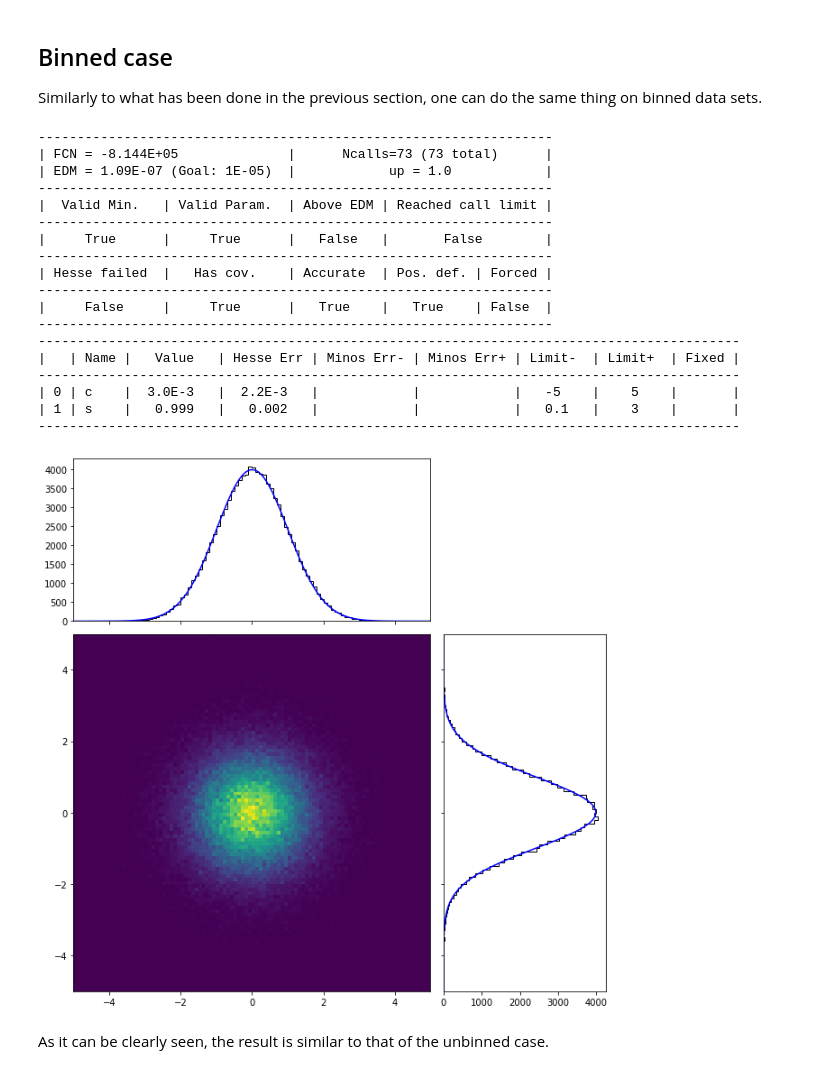
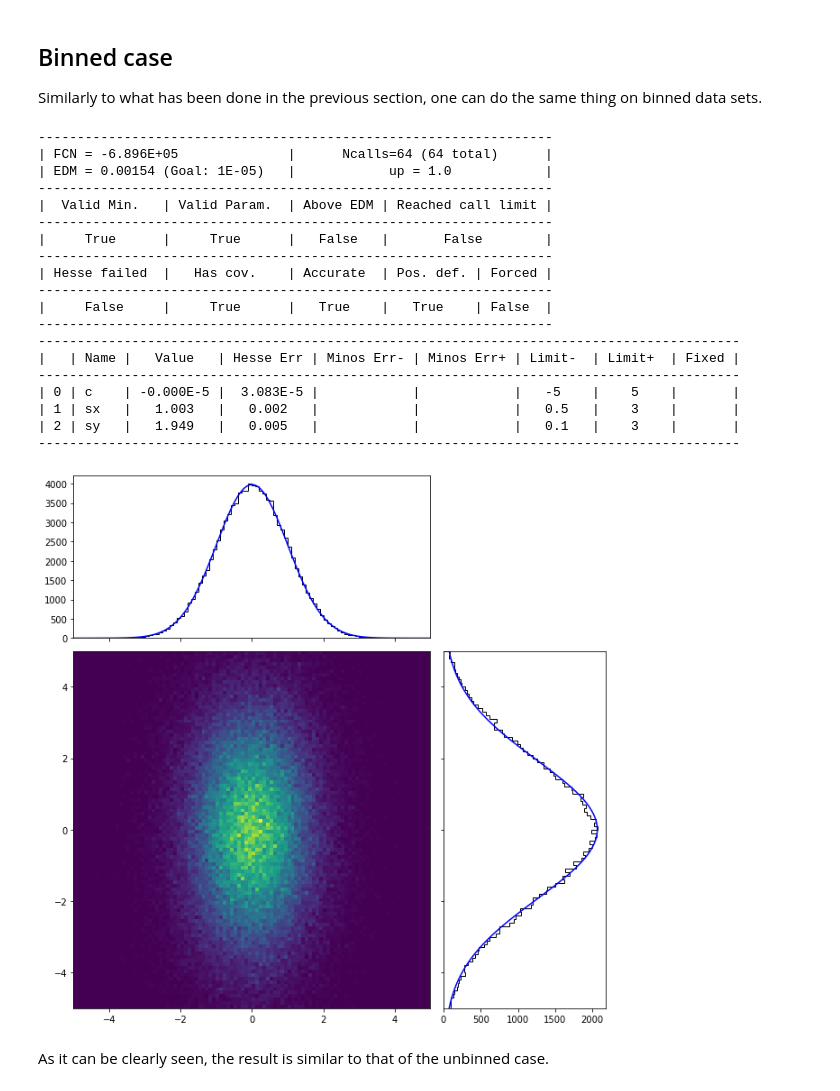
Before and after one commit to mramospe/minkit, a Jupyter notebook: docs/notebooks/multidimensional.ipynb, the cells around one changed output. Drawn from its saved outputs; the diff is of its cells as text; code cells hidden in the pictures.

```diff
--- a/docs/notebooks/multidimensional.ipynb
+++ b/docs/notebooks/multidimensional.ipynb
@@ -64,10 +33,12 @@ Let's create an unbinned data set in two dimensions from two different Gaussian
 x = minkit.Parameter('x', bounds=(-5, +5))
 y = minkit.Parameter('y', bounds=(-5, +5))
 c = minkit.Parameter('c', 0, bounds=(-5, +5))
-s = minkit.Parameter('s', 1, bounds=(0.1, 3))
 
-gx = minkit.Gaussian('gx', x, c, s)
-gy = minkit.Gaussian('gy', y, c, s)
+sx = minkit.Parameter('sx', 1, bounds=(0.5, 3))
+sy = minkit.Parameter('sy', 2, bounds=(0.1, 3))
+
+gx = minkit.Gaussian('gx', x, c, sx)
+gy = minkit.Gaussian('gy', y, c, sy)
 
 pdf = minkit.ProdPDFs('pdf', [gx, gy])
 
@@ -91,8 +62,8 @@ fig, ax0, ax1, ax2 = create_figure()
 values, xedges, yedges, _ = ax0.hist2d(xv, yv, bins=100, range=[x.bounds, y.bounds]);
 
 # Calculate the projections of the data and plot them
-xproj = np.sum(values, axis=0)
-yproj = np.sum(values, axis=1)
+xproj = np.sum(values, axis=1)
+yproj = np.sum(values, axis=0)
 
 xc = (xedges[1:] + xedges[:-1]) / 2.
 yc = (yedges[1:] + yedges[:-1]) / 2.
@@ -101,7 +72,9 @@ ax1.hist(xc, bins=xedges, weights=xproj, histtype='step', color='k');
 ax2.hist(yc, bins=yedges, weights=yproj, histtype='step', orientation='horizontal', color='k');
 
 # Calculate the values of the PDF and plot them
-gxc, xpdf, gyc, ypdf = pdf_plot_values(pdf, x, y, values, xedges, yedges)
+gxc, xpdf = minkit.pdf_centers_values(pdf, values, (xedges, yedges), projection='x')
+gyc, ypdf = minkit.pdf_centers_values(pdf, values, (xedges, yedges), projection='y')
+
 ax1.plot(gxc, xpdf, color='b');
 ax2.plot(ypdf, gyc, color='b');
 # %% [output]
@@ -131,13 +105,11 @@ The amount of code needed to generate and fit is very similar to that of the 1D
 Similarly to what has been done in the previous section, one can do the same thing on binned data sets.
 # %%
 # Transform data to binned, and do a fit to it
-binned_data = data.make_binned(bins=100)
+binned_data = data.make_binned(bins=(100, 100))
 
 xedges, yedges = minkit.as_ndarray(binned_data['x']), minkit.as_ndarray(binned_data['y'])
 
 values = minkit.as_ndarray(binned_data.values)
-
-pdf.evaluate_binned(binned_data)
 
 with minkit.minimizer('bml', pdf, binned_data) as minimizer:
     result = minimizer.migrad()
@@ -153,46 +125,49 @@ data_values = minkit.as_ndarray(binned_data.values)
 
 xedges, yedges = minkit.as_ndarray(binned_data['x']), minkit.as_ndarray(binned_data['y'])
 
-xc = (xedges[1:] + xedges[:-1]) / 2.
-yc = (yedges[1:] + yedges[:-1]) / 2.
+xc = 0.5 * (xedges[1:] + xedges[:-1])
+yc = 0.5 * (yedges[1:] + yedges[:-1])
 
 xv, yv = tuple(a.flatten() for a in np.meshgrid(xc, yc))
 
 values, _, _, _ = ax0.hist2d(xv, yv, bins=(xedges, yedges), weights=data_values);
 
 # Calculate the projections of the data and plot them
-xproj = np.sum(values, axis=0)
-yproj = np.sum(values, axis=1)
+xproj = np.sum(values, axis=1)
+yproj = np.sum(values, axis=0)
 
 xc = (xedges[1:] + xedges[:-1]) / 2.
 yc = (yedges[1:] + yedges[:-1]) / 2.
 
 ax1.hist(xc, bins=xedges, weights=xproj, histtype='step', color='k');
 ax2.hist(yc, bins=yedges, weights=yproj, histtype='step', orientation='horizontal', color='k');
 
 # Calculate the values of the PDF and plot them
-gxc, xpdf, gyc, ypdf = pdf_plot_values(pdf, x, y, values, xedges, yedges)
+gxc, xpdf = minkit.pdf_centers_values(pdf, values, (xedges, yedges), projection='x')
+gyc, ypdf = minkit.pdf_centers_values(pdf, values, (xedges, yedges), projection='y')
+
 ax1.plot(gxc, xpdf, color='b');
 ax2.plot(ypdf, gyc, color='b');
 # %% [output]
 ------------------------------------------------------------------
-| FCN = -8.144E+05              |      Ncalls=73 (73 total)      |
-| EDM = 1.09E-07 (Goal: 1E-05)  |            up = 1.0            |
+| FCN = -6.896E+05              |      Ncalls=64 (64 total)      |
+| EDM = 0.00154 (Goal: 1E-05)   |            up = 1.0            |
 ------------------------------------------------------------------
 |  Valid Min.   | Valid Param.  | Above EDM | Reached call limit |
 ------------------------------------------------------------------
 |     True      |     True      |   False   |       False        |
 ------------------------------------------------------------------
 | Hesse failed  |   Has cov.    | Accurate  | Pos. def. | Forced |
 ------------------------------------------------------------------
 |     False     |     True      |   True    |   True    | False  |
 ------------------------------------------------------------------
 ------------------------------------------------------------------------------------------
 |   | Name |   Value   | Hesse Err | Minos Err- | Minos Err+ | Limit-  | Limit+  | Fixed |
 ------------------------------------------------------------------------------------------
-| 0 | c    |  3.0E-3   |  2.2E-3   |            |            |   -5    |    5    |       |
-| 1 | s    |   0.999   |   0.002   |            |            |   0.1   |    3    |       |
+| 0 | c    | -0.000E-5 |  3.083E-5 |            |            |   -5    |    5    |       |
+| 1 | sx   |   1.003   |   0.002   |            |            |   0.5   |    3    |       |
+| 2 | sy   |   1.949   |   0.005   |            |            |   0.1   |    3    |       |
 ------------------------------------------------------------------------------------------
-[figure, old version]
+[figure, new version]
 # %% [markdown]
 As it can be clearly seen, the result is similar to that of the unbinned case.
```
Also changed, not shown: parts of 4 cells of this notebook, 38 other files.
